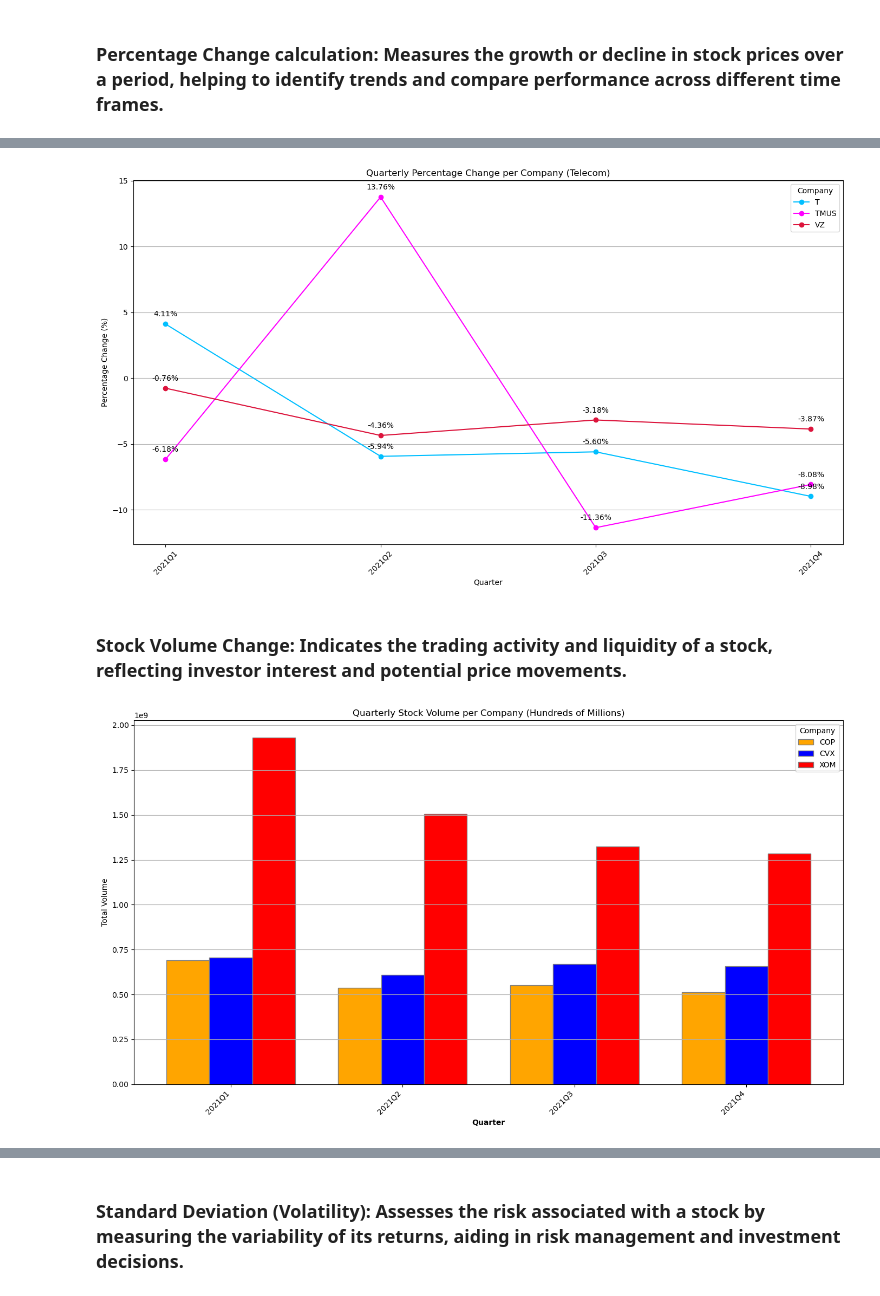
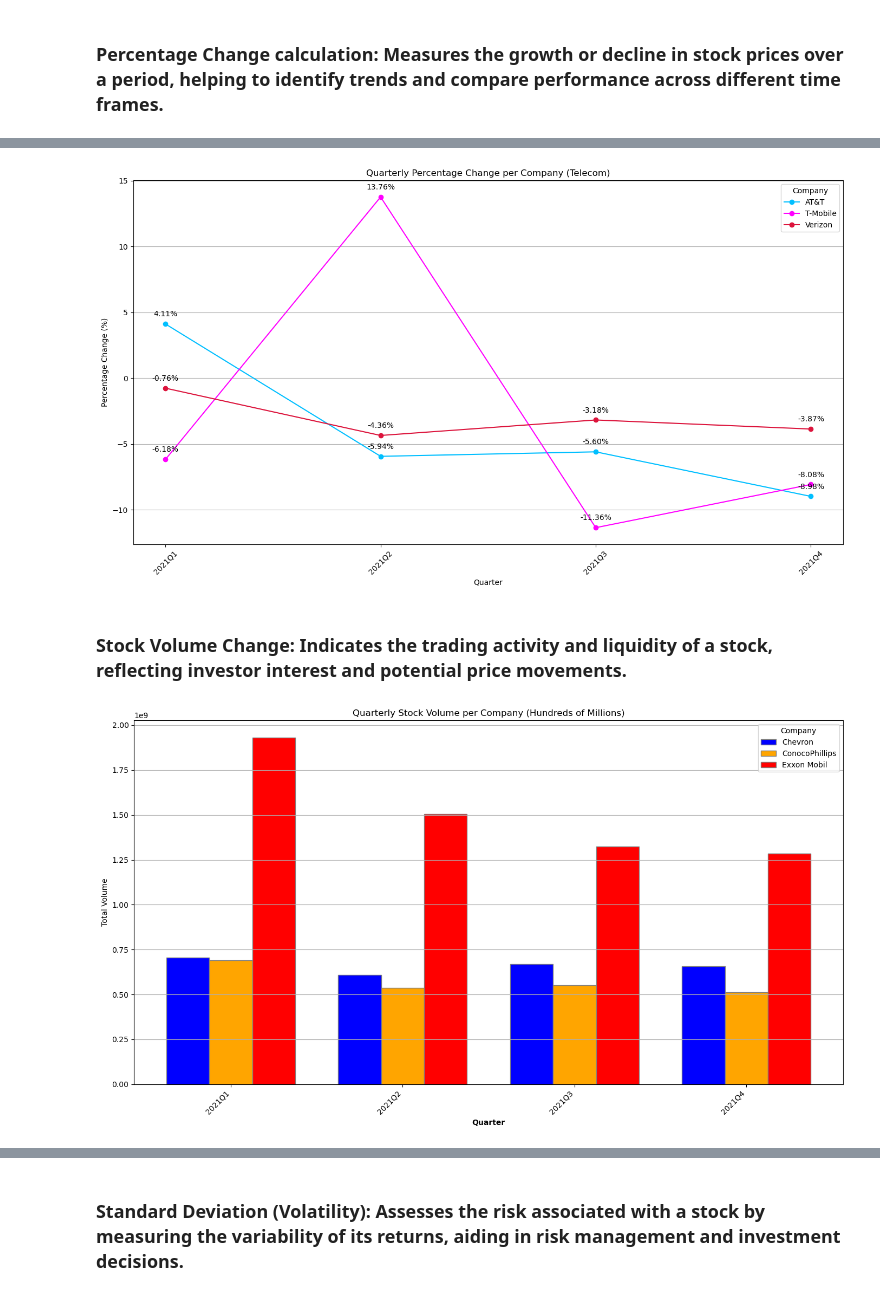
Before and after one commit to CassioSperb/Project_3, a Jupyter notebook: data/Project_Stock_Analysis.ipynb, the cells around one changed output, grey strips where cells are left out. Drawn from its saved outputs; the diff is of its cells as text; code cells hidden in the pictures.

```diff
--- a/data/Project_Stock_Analysis.ipynb
+++ b/data/Project_Stock_Analysis.ipynb
@@ -166,7 +166,7 @@ quarterly_oil_percentage_change = filtered_oil_data.groupby(['Company', 'Quarter
 quarterly_oil_percentage_change['Quarter'] = quarterly_oil_percentage_change['Quarter'].astype(str)
 
 # Define the colors for each company using the stock symbols instead of full company names
-oil_colors = {'XOM': 'Red', 'CVX': 'Blue', 'COP': 'Orange'}
+oil_colors = {'Exxon Mobil': 'Red', 'Chevron': 'Blue', 'ConocoPhillips': 'Orange'}
 
 # Plot the quarterly percentage change
 plt.figure(figsize=(14, 8))
@@ -207,35 +207,35 @@ quarterly_tele_percentage_change = filtered_tele_data.groupby(['Company', 'Quart
 quarterly_tele_percentage_change['Quarter'] = quarterly_tele_percentage_change['Quarter'].astype(str)
 
 # Define the colors using the stock symbols as keys
-tele_colors = {'T': 'Deepskyblue', 'TMUS': 'Fuchsia', 'VZ': 'Crimson'}
+tele_colors = {'AT&T': 'Deepskyblue', 'T-Mobile': 'Fuchsia', 'Verizon': 'Crimson'}
 
 # Plot the quarterly percentage change
 plt.figure(figsize=(14, 8))
 
 for company in quarterly_tele_percentage_change['Company'].unique():
     company_data = quarterly_tele_percentage_change[quarterly_tele_percentage_change['Company'] == company]
 
     # Ensure the symbol matches the color dictionary key
     plt.plot(company_data['Quarter'], company_data['Percentage Change'], marker='o', label=company, color=tele_colors[company])
 
     # Annotate each percentage change by stock per quarter
     for i, row in company_data.iterrows():
         plt.annotate(f"{row['Percentage Change']:.2f}%",
                      (row['Quarter'], row['Percentage Change']),
                      textcoords="offset points", xytext=(0,10), ha='center')
 
 # Plot visual formatting
 plt.title('Quarterly Percentage Change per Company (Telecom)')
 plt.xlabel('Quarter')
 plt.ylabel('Percentage Change (%)')
 plt.legend(title='Company')
 plt.grid(axis='y')  # Add grid lines for better readability
 plt.xticks(rotation=45)  # Rotate x-axis labels to avoid overlap
 plt.tight_layout()  # Ensure the plot fits well
 plt.savefig('outputs/telecom_stock_change.png')  # Save the plot as PNG
 plt.show()
 # %% [output]
-[figure, old version]
+[figure, new version]
 # %% [markdown]
 ### Stock Volume Change: Indicates the trading activity and liquidity of a stock, reflecting investor interest and potential price movements.
 # %%
@@ -283,7 +283,7 @@ plt.tight_layout()
 plt.savefig('outputs/oil_stock_volume.png')
 plt.show()
 # %% [output]
-[figure, old version]
+[figure, new version]
 # %%
 # Calculate the quarterly Telecom Stock Volume change per quarter
 quarterly_tele_volume = filtered_tele_data.groupby(['Company', 'Quarter'], as_index=False).agg({
```
Also changed, not shown: parts of 9 cells of this notebook.
